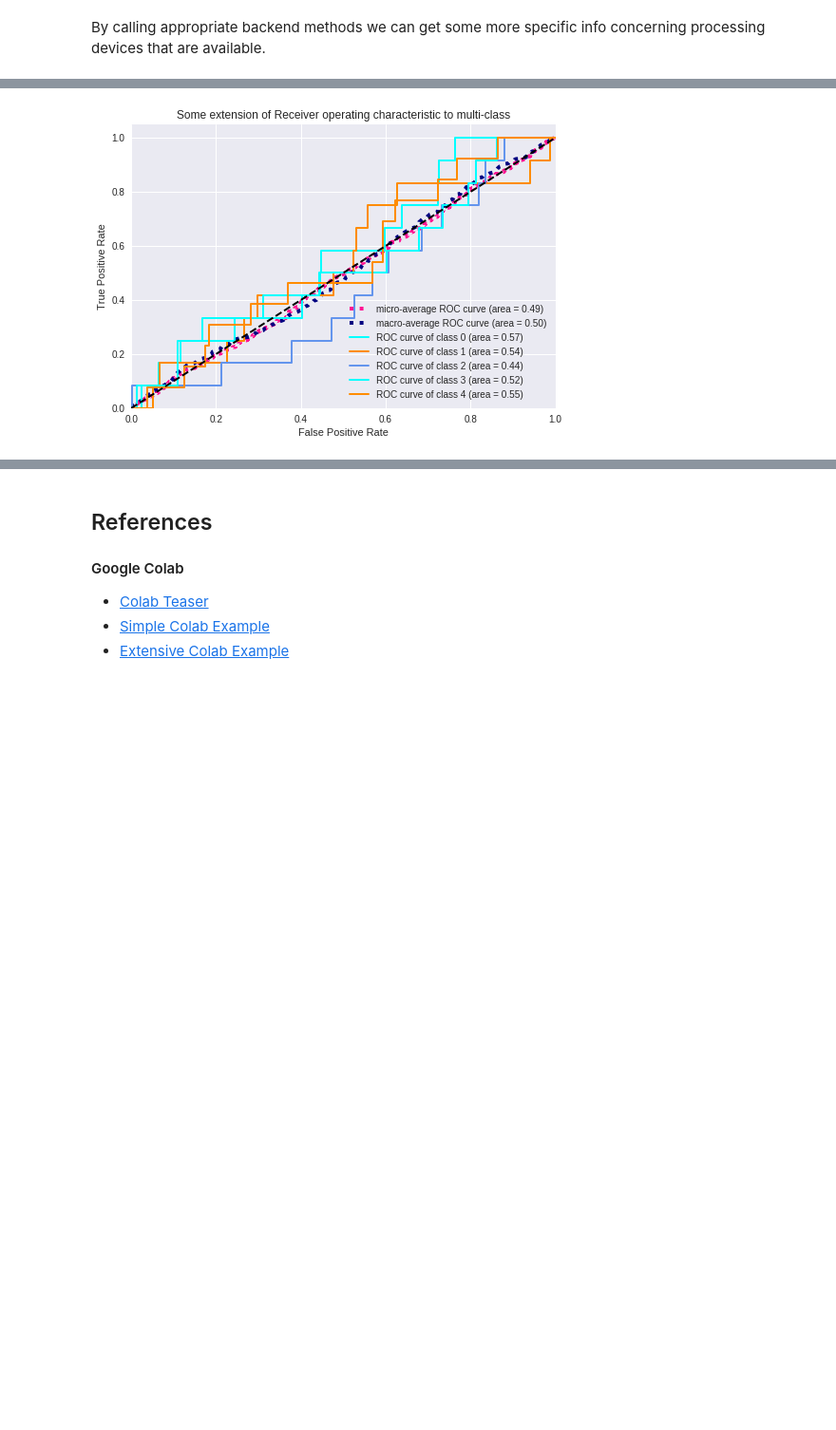
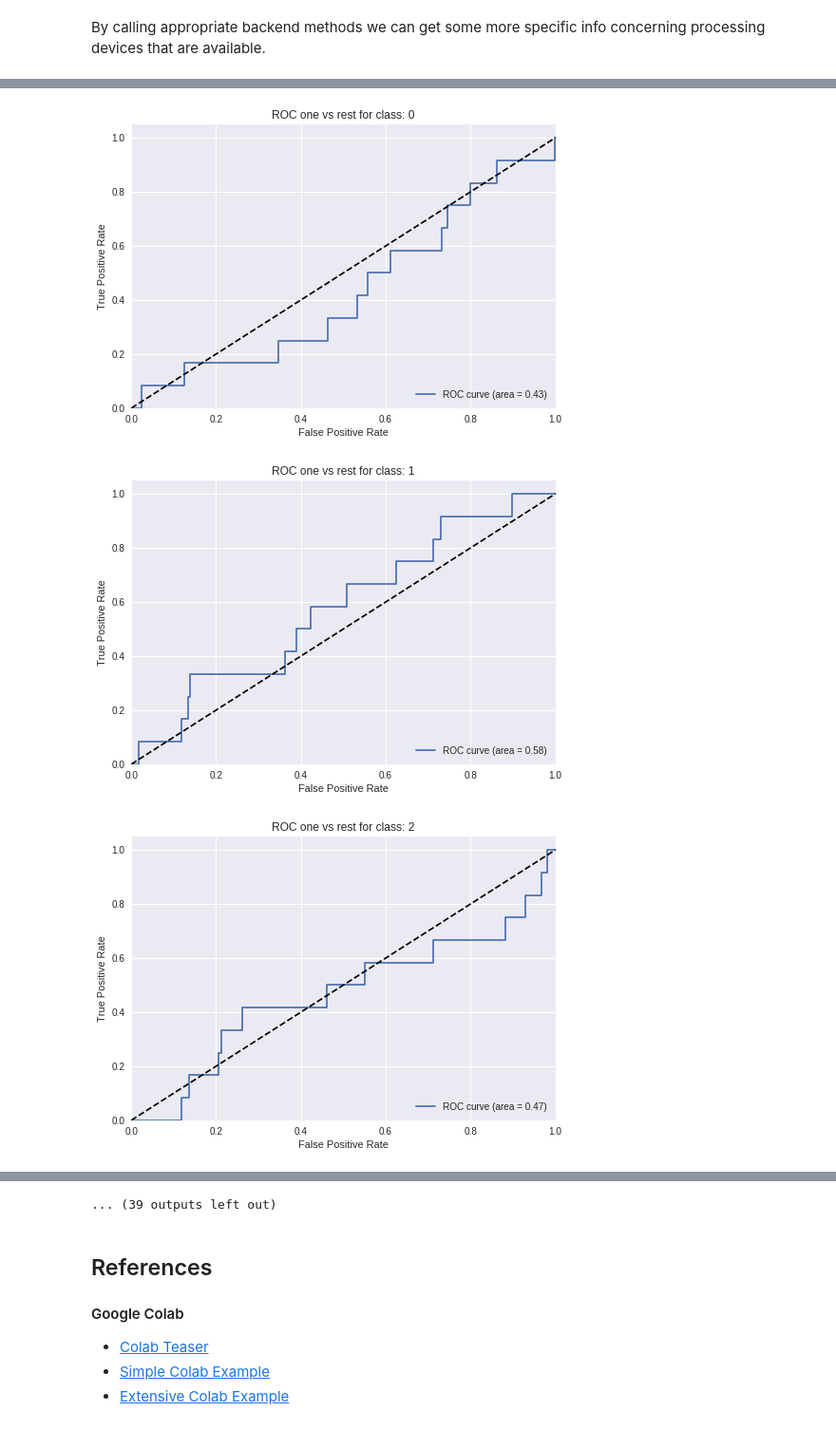
Before and after one commit to zacateras/nn-nbirds, a Jupyter notebook: report_colab.ipynb, the cells around one changed output, grey strips where cells are left out. Shown at 95% size. Cells and saved outputs as stored; diff of their text form; code cells hidden in the pictures; blank space fills up the shorter version.

```diff
--- a/report_colab.ipynb
+++ b/report_colab.ipynb
@@ -256,7 +241,7 @@ model.compile(loss='categorical_crossentropy',
 model.fit_generator(
         train_generator,
         steps_per_epoch=2000 // batch_size,
-        epochs=50,
+        epochs=300,
         validation_data=validation_generator,
         validation_steps=20)
 # %% [output]
@@ -286,10 +273,8 @@ from sklearn.preprocessing import label_binarize
 from sklearn.cross_validation import train_test_split
 import matplotlib.pyplot as plt
 import numpy as np
-from scipy import interp
-from itertools import cycle
 
-lw = 2
+
 test_generator = train_datagen.flow_from_directory(
     'data/SET_A_BB_GF_test',
     target_size=(150, 150),
@@ -298,7 +283,7 @@ test_generator = train_datagen.flow_from_directory(
 
 
 
-y_score = model.predict_generator(test_generator, verbose=0)
+y_score = model.predict_generator(test_generator, verbose=1)
 y_test_v = test_generator.classes
 n_classes = 50
 
@@ -315,52 +300,17 @@ for i in range(n_classes):
     fpr[i], tpr[i], _ = roc_curve(y_test[:, i], y_score[:, i])
     roc_auc[i] = auc(fpr[i], tpr[i])
 
-fpr["micro"], tpr["micro"], _ = roc_curve(y_test.ravel(), y_score.ravel())
-roc_auc["micro"] = auc(fpr["micro"], tpr["micro"])
-
-# Compute macro-average ROC curve and ROC area
-
-# First aggregate all false positive rates
-all_fpr = np.unique(np.concatenate([fpr[i] for i in range(n_classes)]))
-
-# Then interpolate all ROC curves at this points
-mean_tpr = np.zeros_like(all_fpr)
+# Plot of a ROC curve for a specific class
 for i in range(n_classes):
-    mean_tpr += interp(all_fpr, fpr[i], tpr[i])
-
-# Finally average it and compute AUC
-mean_tpr /= n_classes
-
-fpr["macro"] = all_fpr
-tpr["macro"] = mean_tpr
-roc_auc["macro"] = auc(fpr["macro"], tpr["macro"])
-
-# Plot all ROC curves
-plt.figure()
-plt.plot(fpr["micro"], tpr["micro"],
-         label='micro-average ROC curve (area = {0:0.2f})'
-               ''.format(roc_auc["micro"]),
-         color='deeppink', linestyle=':', linewidth=4)
-
-plt.plot(fpr["macro"], tpr["macro"],
-         label='macro-average ROC curve (area = {0:0.2f})'
-               ''.format(roc_auc["macro"]),
-         color='navy', linestyle=':', linewidth=4)
-
-draw_classes = 5
-colors = cycle(['aqua', 'darkorange', 'cornflowerblue'])
-for i, color in zip(range(draw_classes), colors):
-    plt.plot(fpr[i], tpr[i], color=color, lw=lw,
-             label='ROC curve of class {0} (area = {1:0.2f})'
-             ''.format(i, roc_auc[i]))
-
-plt.plot([0, 1], [0, 1], 'k--', lw=lw)
-plt.xlim([0.0, 1.0])
-plt.ylim([0.0, 1.05])
-plt.xlabel('False Positive Rate')
-plt.ylabel('True Positive Rate')
-plt.title('Some extension of Receiver operating characteristic to multi-class')
-plt.legend(loc="lower right")
-plt.show()
+    plt.figure()
+    plt.plot(fpr[i], tpr[i], label='ROC curve (area = %0.2f)' % roc_auc[i])
+    plt.plot([0, 1], [0, 1], 'k--')
+    plt.xlim([0.0, 1.0])
+    plt.ylim([0.0, 1.05])
+    plt.xlabel('False Positive Rate')
+    plt.ylabel('True Positive Rate')
+    plt.title('ROC one vs rest for class: %i' %i)
+    plt.legend(loc="lower right")
+    plt.show()
 # %% [output]
 Found 607 images belonging to 50 classes.
@@ -367 +318,3 @@ Found 607 images belonging to 50 classes.
-[figure, old version]
+[figure, new version]
+[figure, added]
+[figure, added]
@@ -368,3 +329,4 @@ Found 607 images belonging to 50 classes.
+... (39 outputs left out)
 # %% [markdown]
 ## References
 
```
Also changed, not shown: parts of 17 cells of this notebook.
